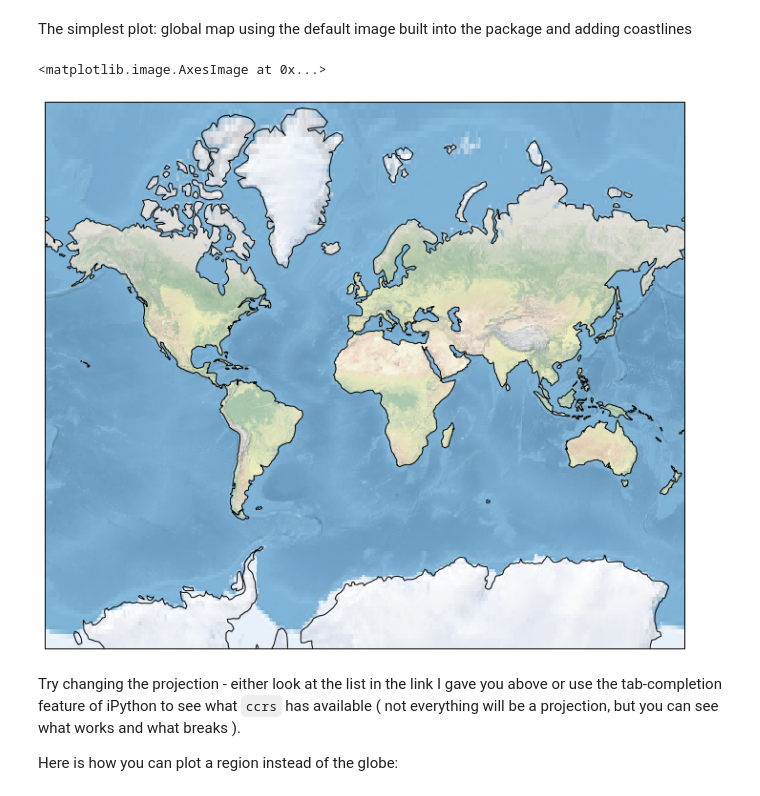
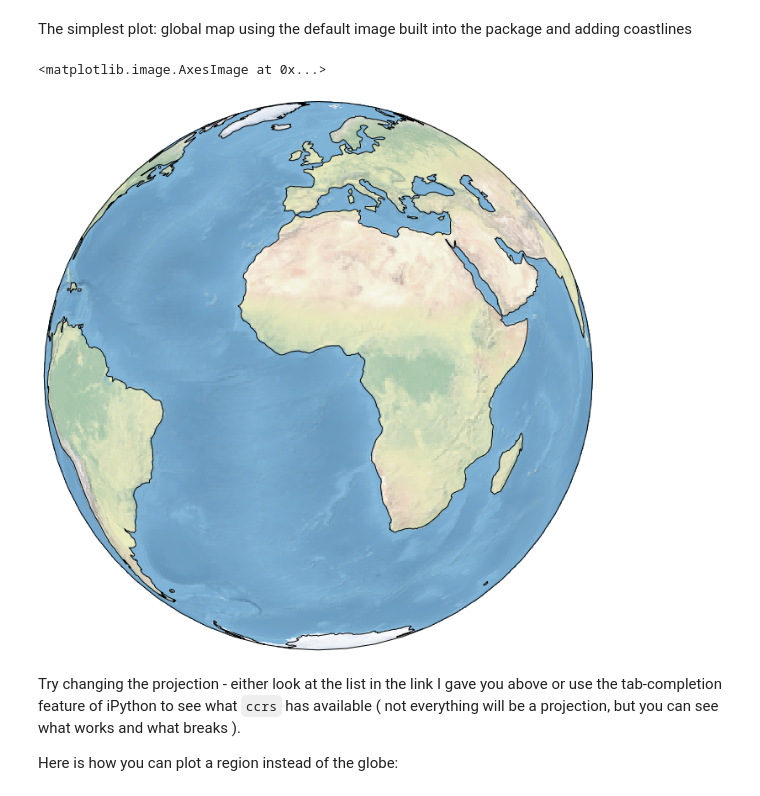
Before and after one commit to Underworld-Geodynamics-Education/Introduction2Python, a Jupyter notebook: CourseContent/Notebooks/Mapping/1-Introducting Cartopy.ipynb, the cells around one changed output. Drawn from its saved outputs; the diff is of its cells as text; code cells hidden in the pictures.

```diff
--- a/CourseContent/Notebooks/Mapping/1-Introducting Cartopy.ipynb
+++ b/CourseContent/Notebooks/Mapping/1-Introducting Cartopy.ipynb
@@ -38,17 +41,17 @@ The simplest plot: global map using the default image built into the package and
 # %%
 
 fig = plt.figure(figsize=(12, 12), facecolor="none")
-ax  = plt.axes(projection=ccrs.Mercator())
+ax  = plt.axes(projection=ccrs.Orthographic())
 
     # make the map global rather than have it zoom in to
     # the extents of any plotted data
 
 ax.set_global()
 ax.coastlines()
 ax.stock_img()
 # %% [output]
 <matplotlib.image.AxesImage at 0x...>
-[figure, old version]
+[figure, new version]
 # %% [markdown]
 Try changing the projection - either look at the list in the link I gave you above or use the tab-completion feature of iPython to see what ``ccrs`` has available ( not everything will be a projection, but you can see what works and what breaks ).
 
```
Also changed, not shown: parts of 2 cells of this notebook, 4 other files.
